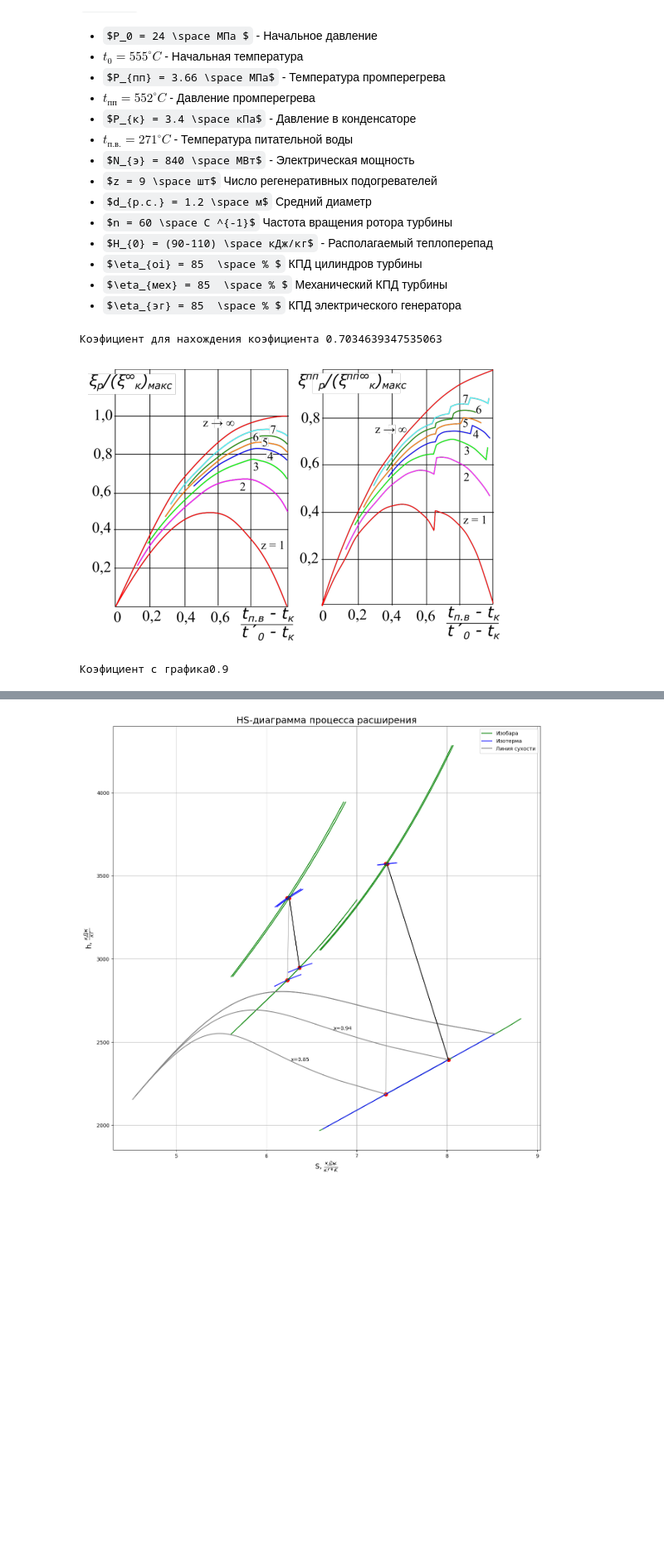
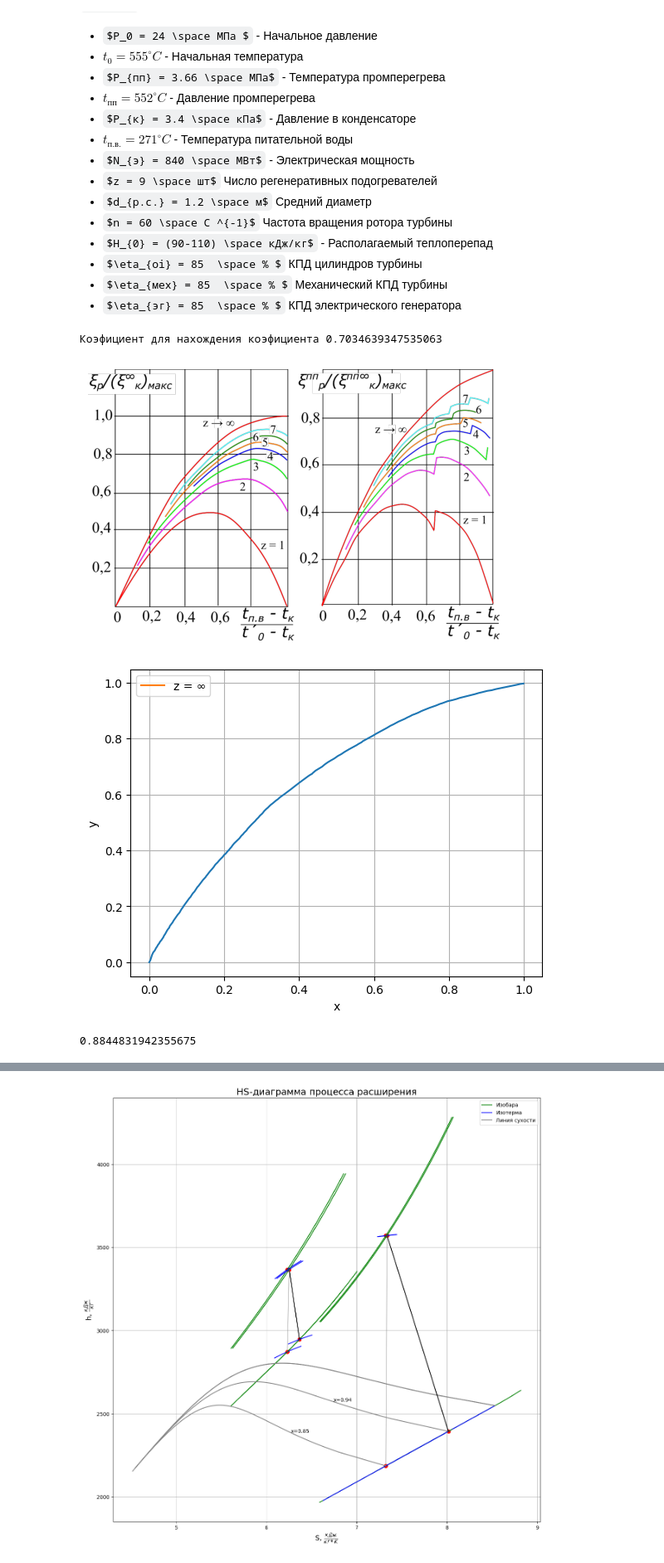
Before and after one commit to BonadykovNM/PythonTurbine, a Jupyter notebook: Курсач/Сoursework.ipynb, the cells around one changed output, grey strips where cells are left out. Shown: that part at 83% size. Cells and saved outputs as stored; diff of their text form; code cells hidden in the pictures; some formulas as TeX source; blank space fills up the shorter version.

```diff
--- a/Курсач/Сoursework.ipynb
+++ b/Курсач/Сoursework.ipynb
@@ -92,19 +93,21 @@ p = 0.05 # Степень реактивности
 # %%
 inlet_mass_flow = Inner_part.complite_inlet_mass_flow(p0,
                                                       t0,
                                                       p_middle,
                                                       t_middle,
                                                       pk,
                                                       p_feed_water,
                                                       t_feed_water,
                                                       internal_efficiency,
                                                       mechanical_efficiency,
                                                       generator_efficiency,
-                                                      electrical_power)
+                                                      electrical_power,
+                                                      z)
 # %% [output]
 Коэфициент для нахождения коэфициента 0.7034639347535063
 [figure]
+[figure, added]
-Коэфициент с графика0.9
+0.8844831942355675
 # %%
 condenser_mass_flow = Inner_part.complite_condenser_mass_flow(p0,
                                                               t0,
```
Also changed, not shown: parts of 8 cells of this notebook, 2 other files.
